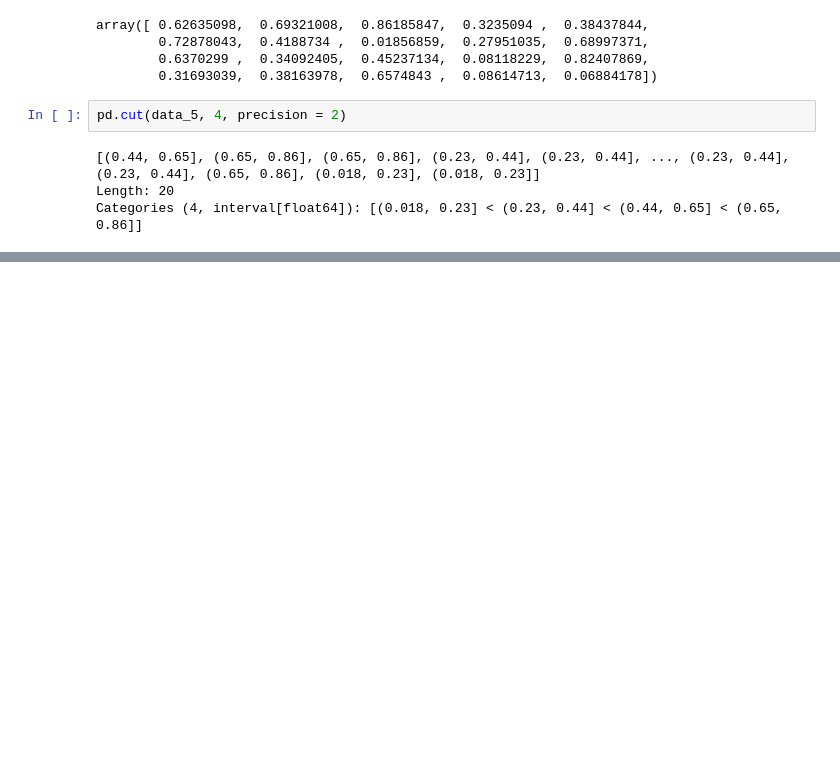
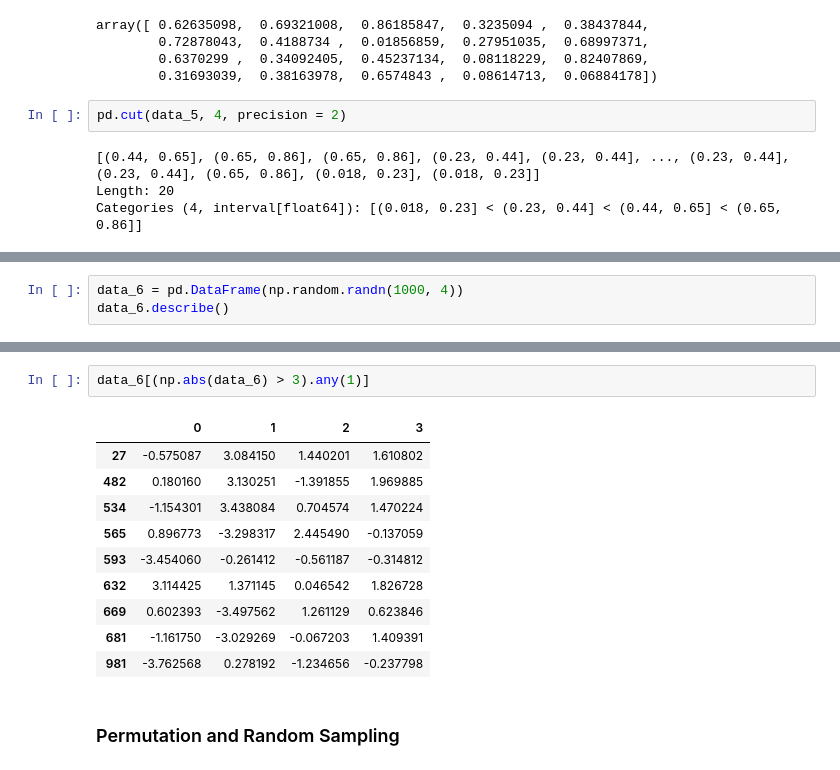
Before and after one commit to wonderui/Python-Practice, a Jupyter notebook: 4_Pandas/9_data_transformation.ipynb, the cells around one changed output, grey strips where cells are left out. Saved outputs shown, nothing was run; the diff lists cells and outputs as text; blank space fills up the shorter version.

```diff
--- a/4_Pandas/9_data_transformation.ipynb
+++ b/4_Pandas/9_data_transformation.ipynb
@@ -252,0 +255,3 @@ Categories (4, interval[float64]): [(0.018, 0.23] < (0.23, 0.44] < (0.44, 0.65]
+# %%
+data_6 = pd.DataFrame(np.random.randn(1000, 4))
+data_6.describe()
@@ -252,0 +285,15 @@ Categories (4, interval[float64]): [(0.018, 0.23] < (0.23, 0.44] < (0.44, 0.65]
+# %%
+data_6[(np.abs(data_6) > 3).any(1)]
+# %% [output]
+|  | 0 | 1 | 2 | 3 |
+| 27 | -0.575087 | 3.084150 | 1.440201 | 1.610802 |
+| 482 | 0.180160 | 3.130251 | -1.391855 | 1.969885 |
+| 534 | -1.154301 | 3.438084 | 0.704574 | 1.470224 |
+| 565 | 0.896773 | -3.298317 | 2.445490 | -0.137059 |
+| 593 | -3.454060 | -0.261412 | -0.561187 | -0.314812 |
+| 632 | 3.114425 | 1.371145 | 0.046542 | 1.826728 |
+| 669 | 0.602393 | -3.497562 | 1.261129 | 0.623846 |
+| 681 | -1.161750 | -3.029269 | -0.067203 | 1.409391 |
+| 981 | -3.762568 | 0.278192 | -1.234656 | -0.237798 |
+# %% [markdown]
+### Permutation and Random Sampling
```
Also changed, not shown: parts of 3 cells of this notebook.
